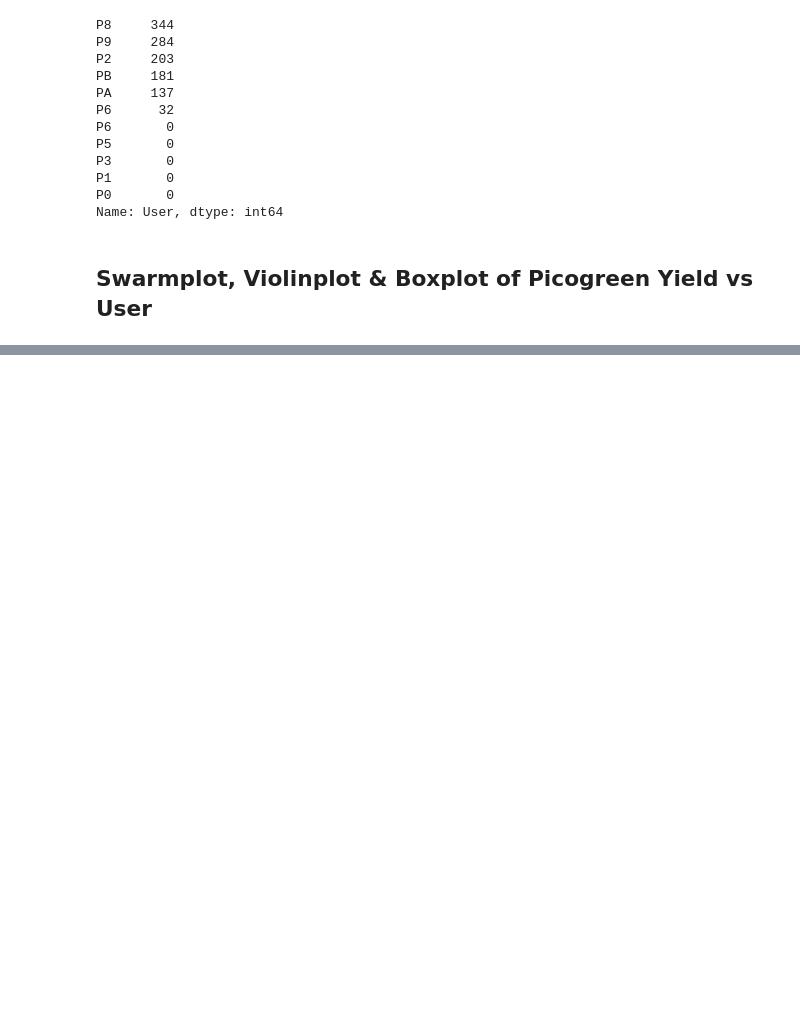
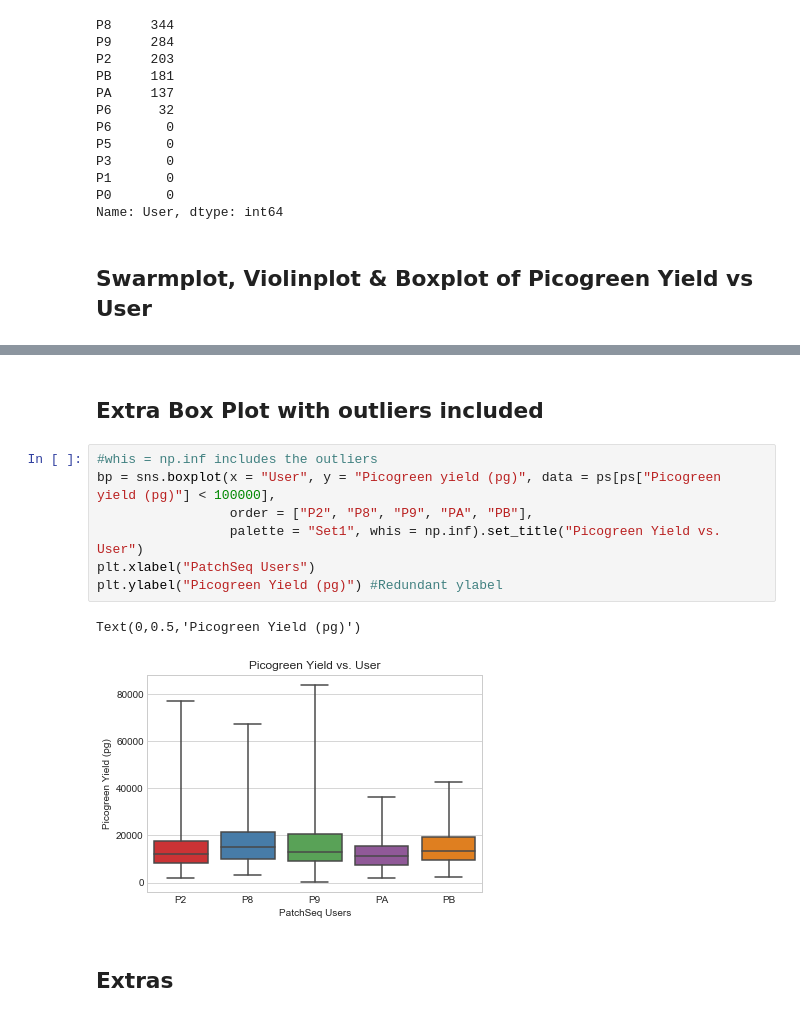
Before and after one commit to ramr24/Personal, a Jupyter notebook: picogreen_yield_vs_user.ipynb, the cells around one changed output, grey strips where cells are left out. Cells and saved outputs as stored; diff of their text form; blank space fills up the shorter version.

```diff
--- a/picogreen_yield_vs_user.ipynb
+++ b/picogreen_yield_vs_user.ipynb
@@ -120,0 +133,14 @@ bp = sns.boxplot(x = "User", y = "Picogreen yield (pg)", data = ps[ps["Picogreen
+# %% [markdown]
+## Extra Box Plot with outliers included
+# %%
+#whis = np.inf includes the outliers
+bp = sns.boxplot(x = "User", y = "Picogreen yield (pg)", data = ps[ps["Picogreen yield (pg)"] < 100000],
+                 order = ["P2", "P8", "P9", "PA", "PB"],
+                 palette = "Set1", whis = np.inf).set_title("Picogreen Yield vs. User")
+plt.xlabel("PatchSeq Users")
+plt.ylabel("Picogreen Yield (pg)") #Redundant ylabel
+# %% [output]
+Text(0,0.5,'Picogreen Yield (pg)')
+[figure, added]
+# %% [markdown]
+## Extras
```
Also changed, not shown: parts of 10 cells of this notebook, 9 other files.
